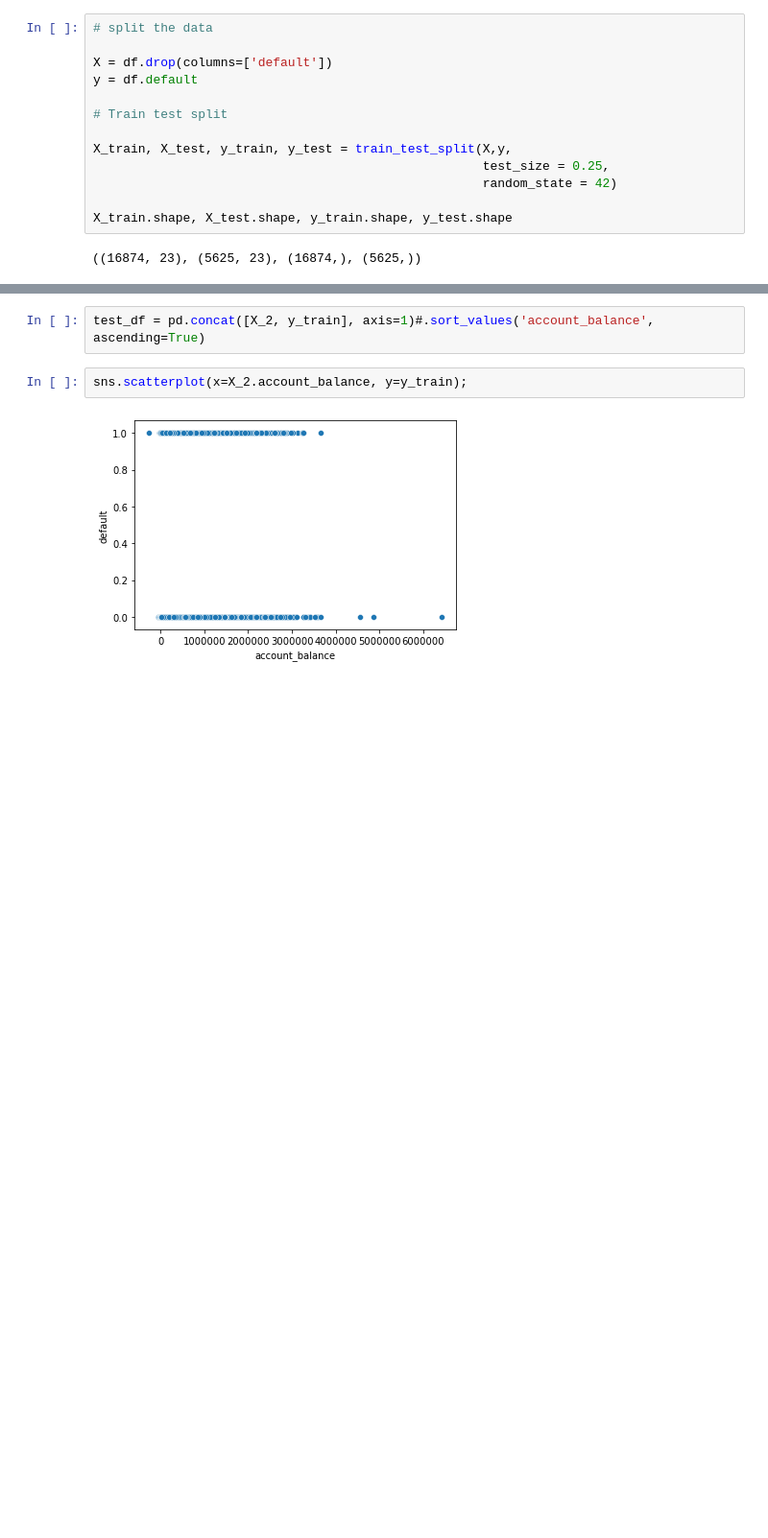
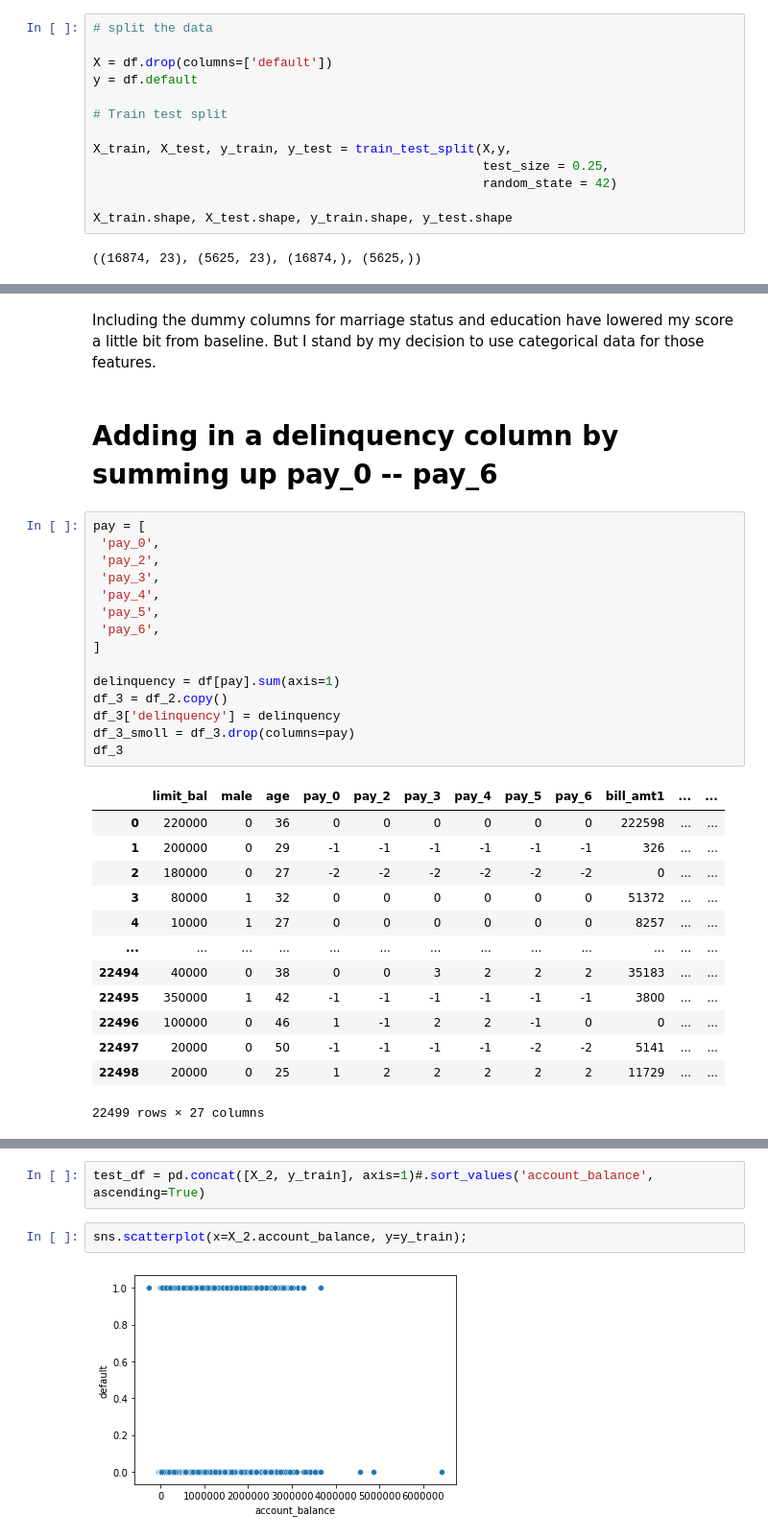
Before and after one commit to SlimHintz/credit-card-default-detection, a Jupyter notebook: modelTesting.ipynb, the cells around one changed output, grey strips where cells are left out. Shown at 96% size. Drawn from its saved outputs; the diff is of its cells as text; blank space fills up the shorter version.

```diff
--- a/modelTesting.ipynb
+++ b/modelTesting.ipynb
@@ -123,0 +287,33 @@ X_2.head()
+# %% [markdown]
+Including the dummy columns for marriage status and education have lowered my score a little bit from baseline. But I stand by my decision to use categorical data for those features.
+# %% [markdown]
+# Adding in a delinquency column by summing up pay_0 -- pay_6
+# %%
+pay = [
+ 'pay_0',
+ 'pay_2',
+ 'pay_3',
+ 'pay_4',
+ 'pay_5',
+ 'pay_6',
+]
+
+delinquency = df[pay].sum(axis=1)
+df_3 = df_2.copy()
+df_3['delinquency'] = delinquency
+df_3_smoll = df_3.drop(columns=pay)
+df_3
+# %% [output]
+|  | limit_bal | male | age | pay_0 | pay_2 | pay_3 | pay_4 | pay_5 | pay_6 | bill_amt1 | ... | ... |
+| 0 | 220000 | 0 | 36 | 0 | 0 | 0 | 0 | 0 | 0 | 222598 | ... | ... |
+| 1 | 200000 | 0 | 29 | -1 | -1 | -1 | -1 | -1 | -1 | 326 | ... | ... |
+| 2 | 180000 | 0 | 27 | -2 | -2 | -2 | -2 | -2 | -2 | 0 | ... | ... |
+| 3 | 80000 | 1 | 32 | 0 | 0 | 0 | 0 | 0 | 0 | 51372 | ... | ... |
+| 4 | 10000 | 1 | 27 | 0 | 0 | 0 | 0 | 0 | 0 | 8257 | ... | ... |
+| ... | ... | ... | ... | ... | ... | ... | ... | ... | ... | ... | ... | ... |
+| 22494 | 40000 | 0 | 38 | 0 | 0 | 3 | 2 | 2 | 2 | 35183 | ... | ... |
+| 22495 | 350000 | 1 | 42 | -1 | -1 | -1 | -1 | -1 | -1 | 3800 | ... | ... |
+| 22496 | 100000 | 0 | 46 | 1 | -1 | 2 | 2 | -1 | 0 | 0 | ... | ... |
+| 22497 | 20000 | 0 | 50 | -1 | -1 | -1 | -1 | -2 | -2 | 5141 | ... | ... |
+| 22498 | 20000 | 0 | 25 | 1 | 2 | 2 | 2 | 2 | 2 | 11729 | ... | ... |
+22499 rows × 27 columns
```
Also changed, not shown: parts of 47 cells of this notebook, 1 other file.
